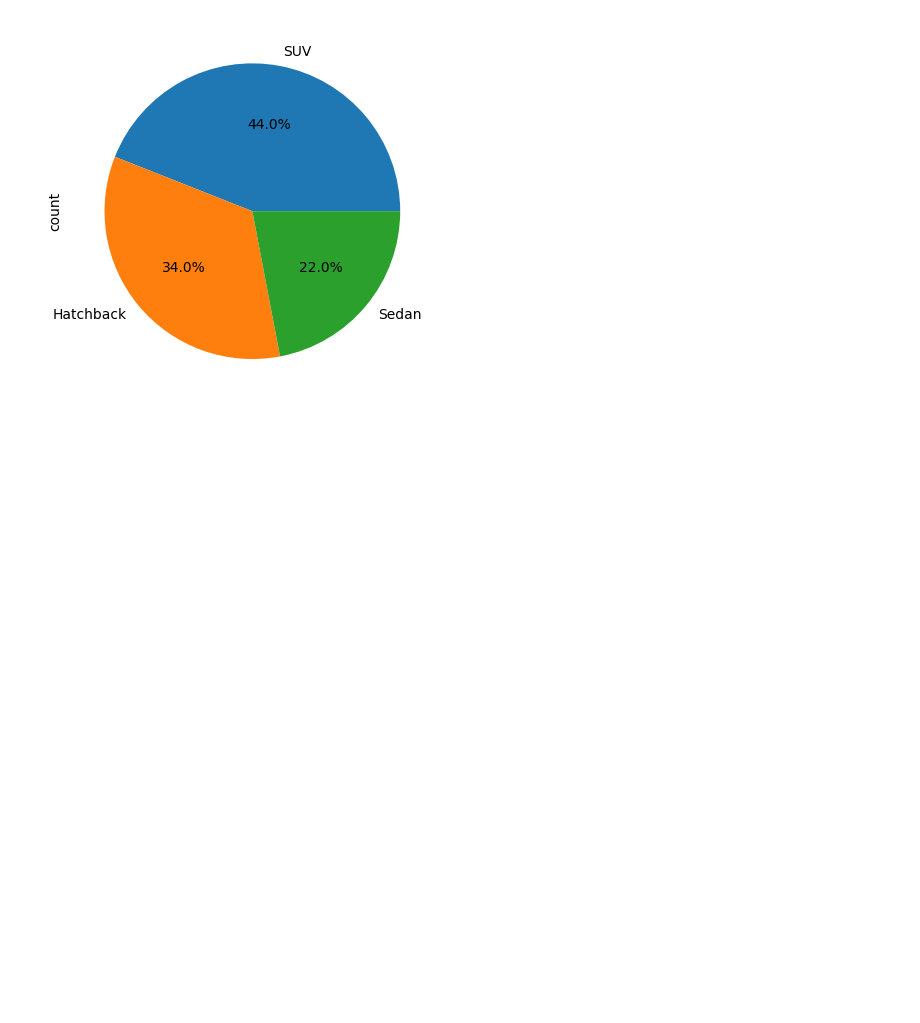
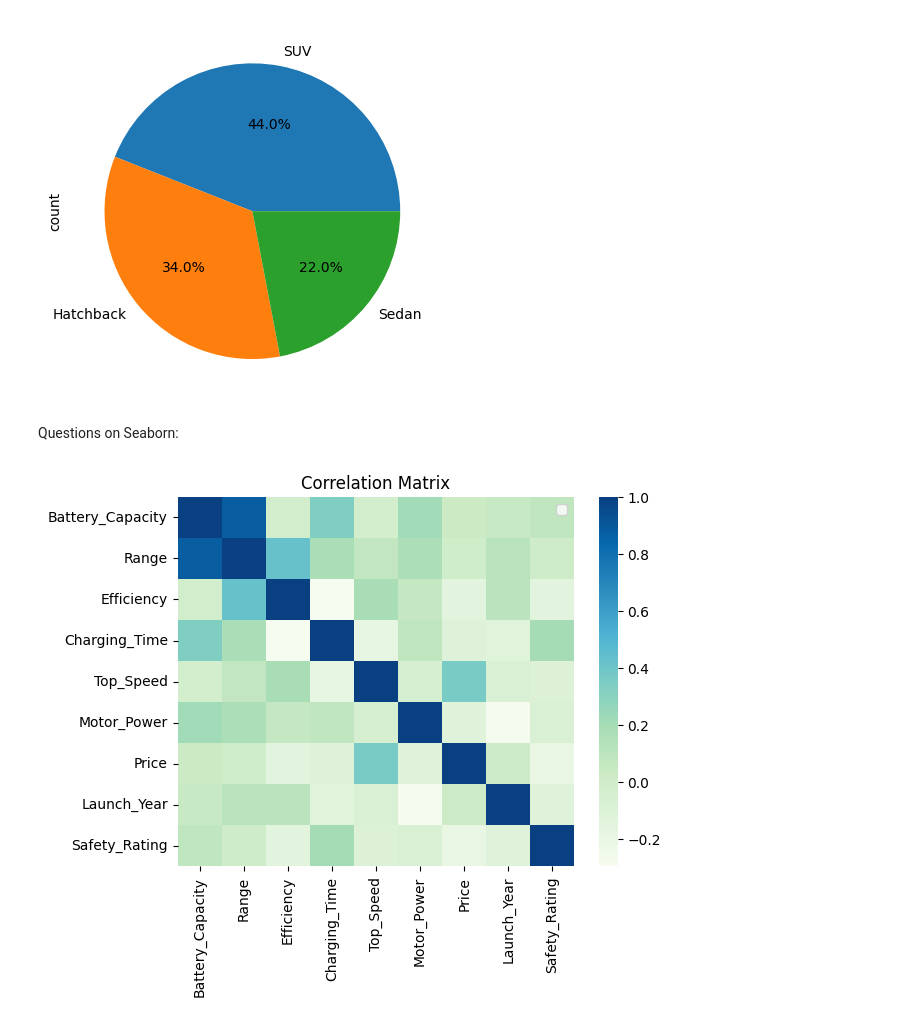
Before and after one commit to Riyaz127/TNS-Practice, a Jupyter notebook: Batch2_Mini_Project.ipynb, the cells around one changed output. Saved outputs shown, nothing was run; the diff lists cells and outputs as text; code cells hidden in the pictures; blank space fills up the shorter version.

```diff
--- a/Batch2_Mini_Project.ipynb
+++ b/Batch2_Mini_Project.ipynb
@@ -262,3 +253,14 @@ df['Vehicle_Type'].value_counts().plot(kind='pie',autopct='%1.1f%%')
 plt.show()
 # %% [output]
 [figure]
+# %% [markdown]
+Questions on Seaborn:
+# %%
+#1. Create a heatmap showing correlation among all numerical columns
+co_relation=df.corr(numeric_only=True)
+sns.heatmap(co_relation,cmap="GnBu")
+plt.legend()
+plt.title("Correlation Matrix")
+plt.show()
+# %% [output]
+[figure, added]
```
Also changed, not shown: parts of 6 cells of this notebook.
